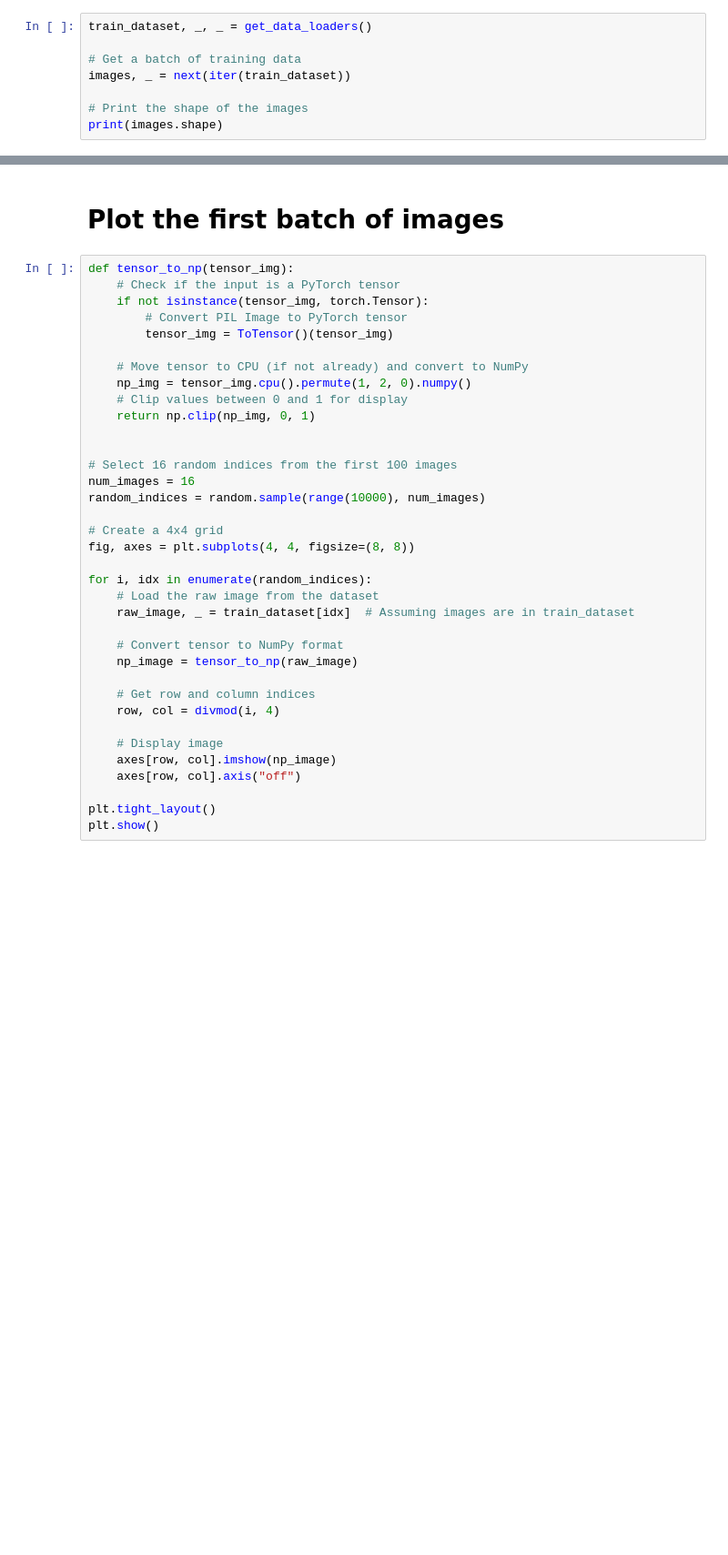
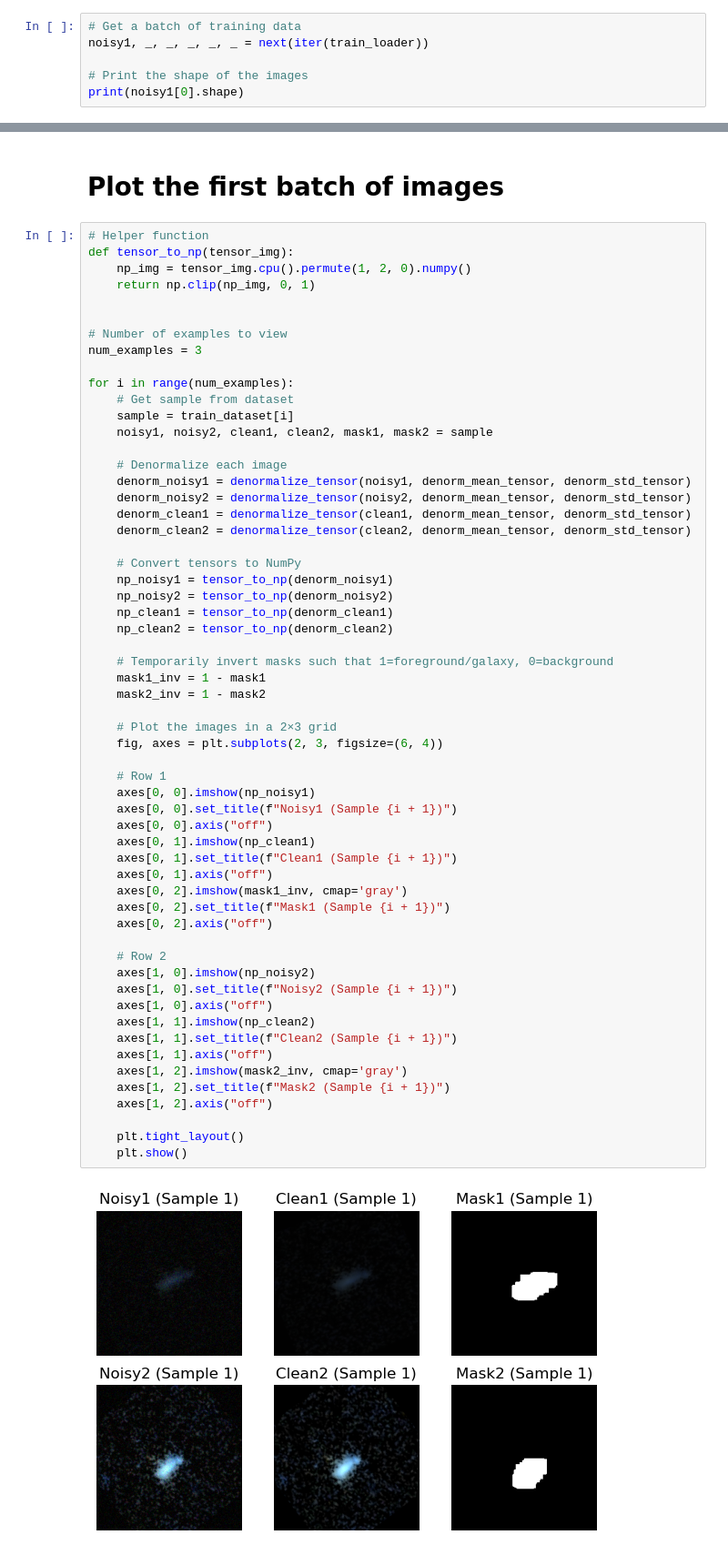
Before and after one commit to Logan-Locke/unsupervised-galaxy-denoising-reconstructing-clustering, a Jupyter notebook: notebooks/data_demo.ipynb, the cells around one changed output, grey strips where cells are left out. Shown at 91% size. Saved outputs shown, nothing was run; the diff lists cells and outputs as text; blank space fills up the shorter version.

```diff
--- a/notebooks/data_demo.ipynb
+++ b/notebooks/data_demo.ipynb
@@ -13,8 +47,6 @@ from dataset.dataset import get_data_loaders
 # %%
-train_dataset, _, _ = get_data_loaders()
-
 # Get a batch of training data
-images, _ = next(iter(train_dataset))
+noisy1, _, _, _, _, _ = next(iter(train_loader))
 
 # Print the shape of the images
-print(images.shape)
+print(noisy1[0].shape)
@@ -21,38 +55,62 @@ print(images.shape)
 # %% [markdown]
 # Plot the first batch of images
 # %%
+# Helper function
 def tensor_to_np(tensor_img):
-    # Check if the input is a PyTorch tensor
-    if not isinstance(tensor_img, torch.Tensor):
-        # Convert PIL Image to PyTorch tensor
-        tensor_img = ToTensor()(tensor_img)
-
-    # Move tensor to CPU (if not already) and convert to NumPy
     np_img = tensor_img.cpu().permute(1, 2, 0).numpy()
-    # Clip values between 0 and 1 for display
     return np.clip(np_img, 0, 1)
 
 
-# Select 16 random indices from the first 100 images
-num_images = 16
-random_indices = random.sample(range(10000), num_images)
+# Number of examples to view
+num_examples = 3
 
-# Create a 4x4 grid
-fig, axes = plt.subplots(4, 4, figsize=(8, 8))
+for i in range(num_examples):
+    # Get sample from dataset
+    sample = train_dataset[i]
+    noisy1, noisy2, clean1, clean2, mask1, mask2 = sample
 
-for i, idx in enumerate(random_indices):
-    # Load the raw image from the dataset
-    raw_image, _ = train_dataset[idx]  # Assuming images are in train_dataset
+    # Denormalize each image
+    denorm_noisy1 = denormalize_tensor(noisy1, denorm_mean_tensor, denorm_std_tensor)
+    denorm_noisy2 = denormalize_tensor(noisy2, denorm_mean_tensor, denorm_std_tensor)
+    denorm_clean1 = denormalize_tensor(clean1, denorm_mean_tensor, denorm_std_tensor)
+    denorm_clean2 = denormalize_tensor(clean2, denorm_mean_tensor, denorm_std_tensor)
 
-    # Convert tensor to NumPy format
-    np_image = tensor_to_np(raw_image)
+    # Convert tensors to NumPy
+    np_noisy1 = tensor_to_np(denorm_noisy1)
+    np_noisy2 = tensor_to_np(denorm_noisy2)
+    np_clean1 = tensor_to_np(denorm_clean1)
+    np_clean2 = tensor_to_np(denorm_clean2)
 
-    # Get row and column indices
-    row, col = divmod(i, 4)
+    # Temporarily invert masks such that 1=foreground/galaxy, 0=background
+    mask1_inv = 1 - mask1
+    mask2_inv = 1 - mask2
 
-    # Display image
-    axes[row, col].imshow(np_image)
-    axes[row, col].axis("off")
+    # Plot the images in a 2×3 grid
+    fig, axes = plt.subplots(2, 3, figsize=(6, 4))
 
-plt.tight_layout()
-plt.show()
+    # Row 1
+    axes[0, 0].imshow(np_noisy1)
+    axes[0, 0].set_title(f"Noisy1 (Sample {i + 1})")
+    axes[0, 0].axis("off")
+    axes[0, 1].imshow(np_clean1)
+    axes[0, 1].set_title(f"Clean1 (Sample {i + 1})")
+    axes[0, 1].axis("off")
+    axes[0, 2].imshow(mask1_inv, cmap='gray')
+    axes[0, 2].set_title(f"Mask1 (Sample {i + 1})")
+    axes[0, 2].axis("off")
+
+    # Row 2
+    axes[1, 0].imshow(np_noisy2)
+    axes[1, 0].set_title(f"Noisy2 (Sample {i + 1})")
+    axes[1, 0].axis("off")
+    axes[1, 1].imshow(np_clean2)
+    axes[1, 1].set_title(f"Clean2 (Sample {i + 1})")
+    axes[1, 1].axis("off")
+    axes[1, 2].imshow(mask2_inv, cmap='gray')
+    axes[1, 2].set_title(f"Mask2 (Sample {i + 1})")
+    axes[1, 2].axis("off")
+
+    plt.tight_layout()
+    plt.show()
+# %% [output]
+[figure, added]
```
Also changed, not shown: parts of 5 cells of this notebook.
